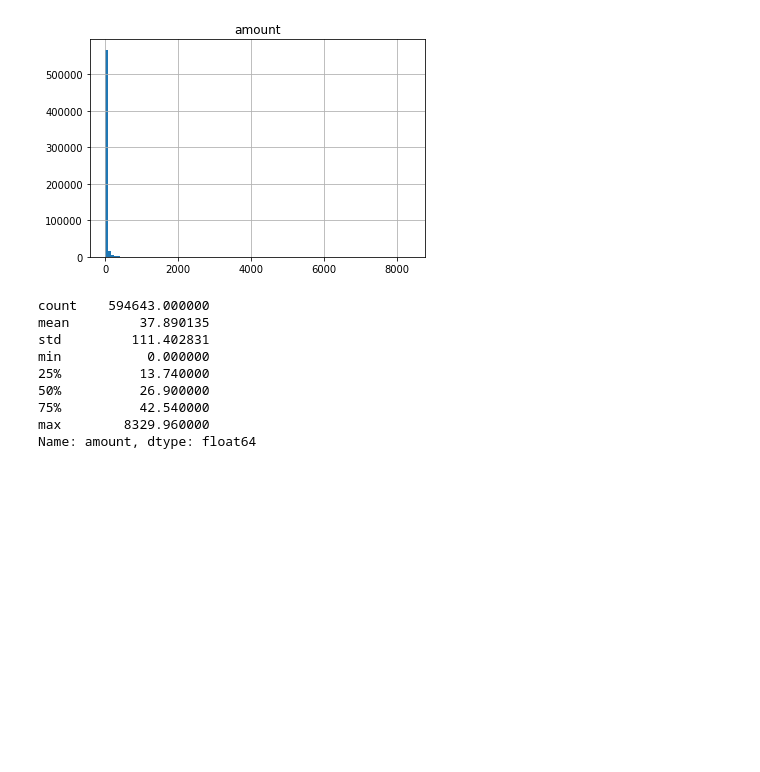
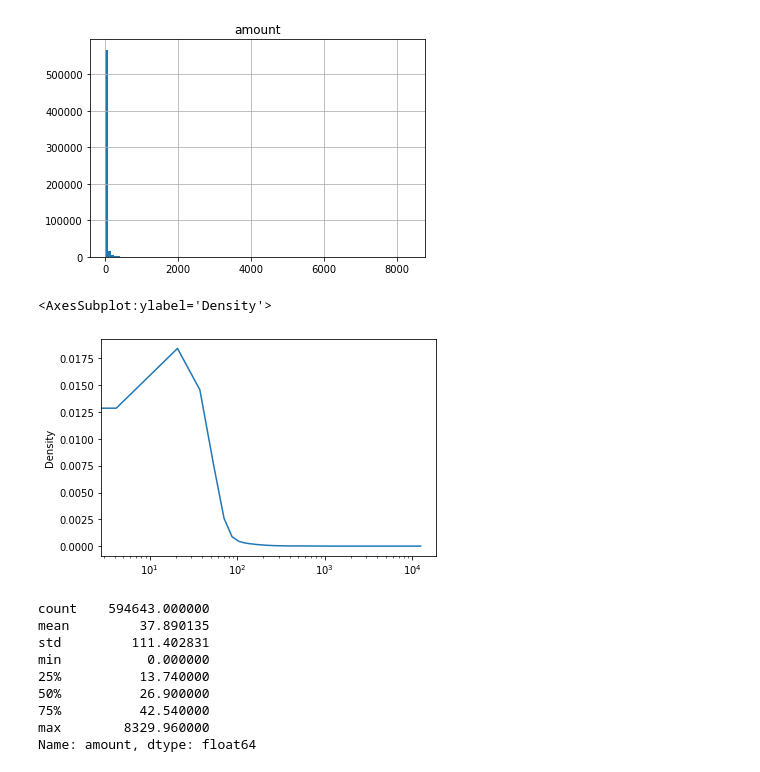
Before and after one commit to IanMMuldoon/FinFraud, a Jupyter notebook: fin.ipynb, the cells around one changed output. Saved outputs shown, nothing was run; the diff lists cells and outputs as text; code cells hidden in the pictures; blank space fills up the shorter version.

Commit message:
Update fin.ipynb
Amount KDE plot

```diff
--- a/fin.ipynb
+++ b/fin.ipynb
@@ -87,6 +87,11 @@ max        8329.960000
 Name: amount, dtype: float64
 array([[<AxesSubplot:title={'center':'amount'}>]], dtype=object)
 [figure]
+# %%
+df['amount'].plot.density(logx=True)
+# %% [output]
+<AxesSubplot:ylabel='Density'>
+[figure, added]
 # %%
 # spread of amount past 1000 pounds#
 # df[df.amount > 1000].hist(column = 'amount', bins=100)
```
Also changed, not shown: parts of 1 cell of this notebook.
